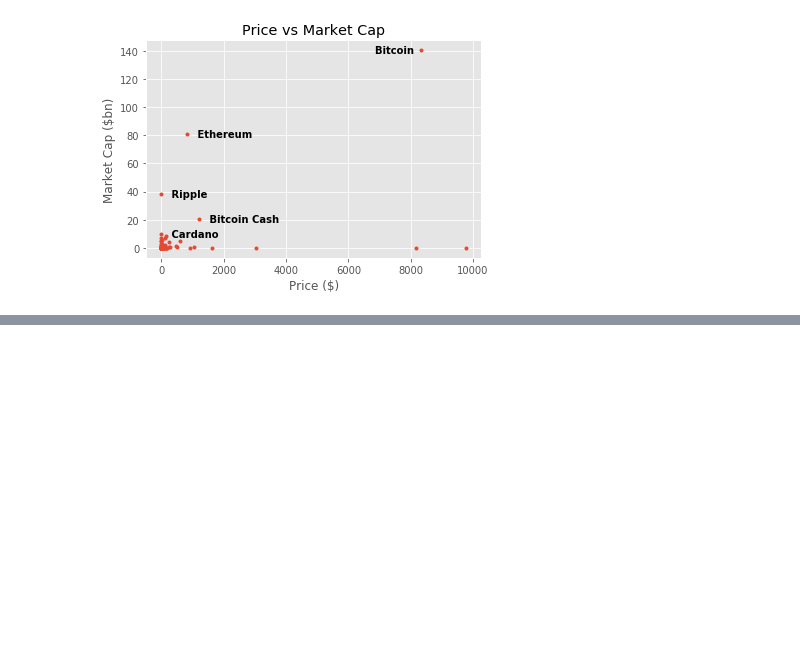
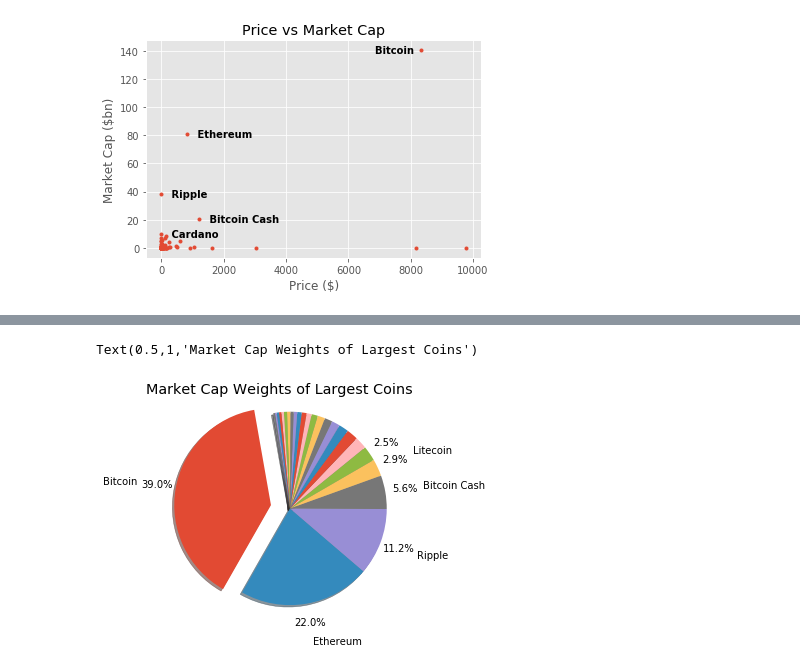
Before and after one commit to Kencol3/Scrapy-Crypto, a Jupyter notebook: crypto/Crypto.ipynb, the cells around one changed output, grey strips where cells are left out. Saved outputs shown, nothing was run; the diff lists cells and outputs as text; code cells hidden in the pictures; blank space fills up the shorter version.

```diff
--- a/crypto/Crypto.ipynb
+++ b/crypto/Crypto.ipynb
@@ -163,0 +166,17 @@ Text(0.5,1,'Top 10 Crypto Currencies')
+# %%
+ZTop = np.zeros(Top.shape[0])
+ZTop[0] = 0.2
+ZTop
+my_list=['']*len(Top.Symbol[5:])
+my_list
+SymbPie = np.concatenate((Top.index[0:5],my_list),axis = 0)
+# %%
+def my_autopct(pct):
+    return ('%1.1f%%' % pct) if pct > 2.5 else ''
+# %%
+plt.pie(Top['MCap'],explode = ZTop, labels = SymbPie, autopct = my_autopct, pctdistance = 1.2, labeldistance = 1.4, shadow = True, startangle = 100)
+plt.axis('equal')
+plt.title('Market Cap Weights of Largest Coins')
+# %% [output]
+Text(0.5,1,'Market Cap Weights of Largest Coins')
+[figure, added]
```
Also changed, not shown: parts of 19 cells of this notebook, 2 other files.
